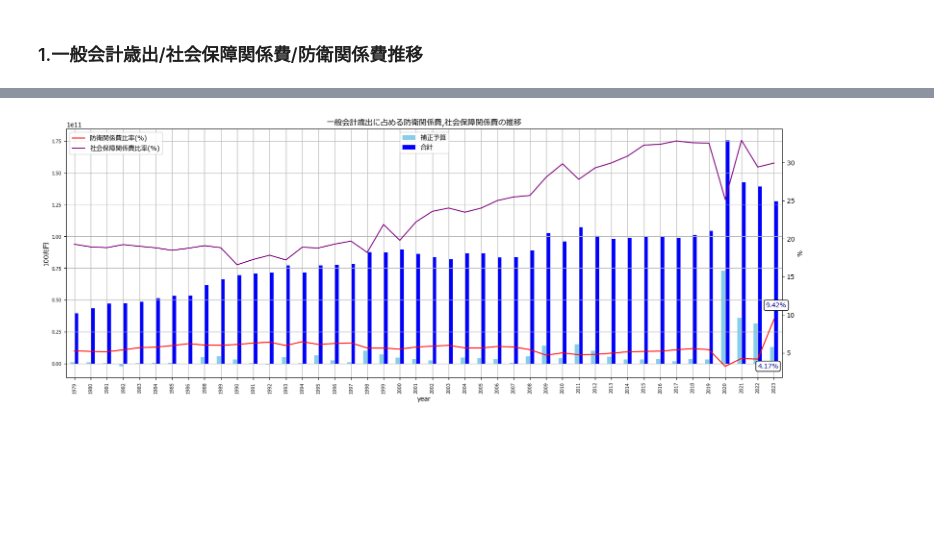
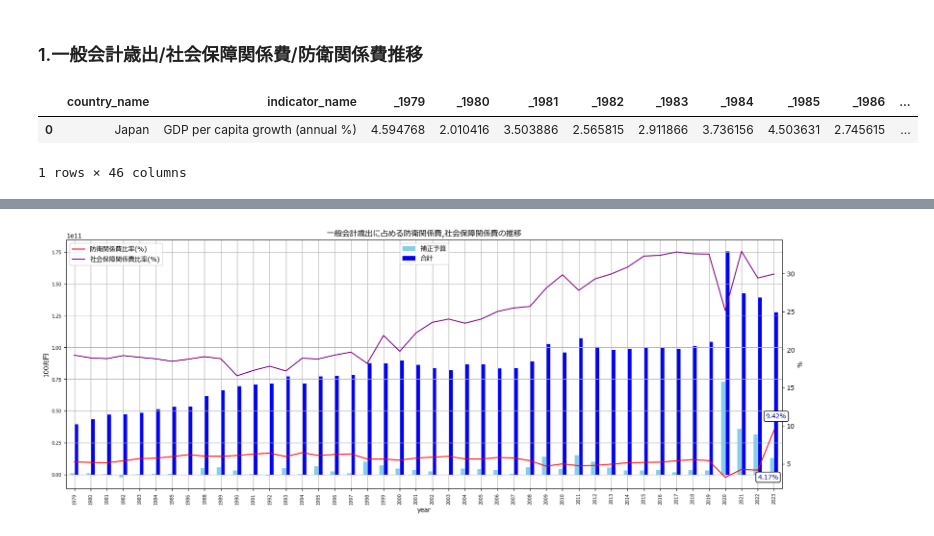
Before and after one commit to Pipikopimame/orbe_public2, a Jupyter notebook: 政府一般会計歳出.ipynb, the cells around one changed output, grey strips where cells are left out. Cells and saved outputs as stored; diff of their text form; code cells hidden in the pictures; blank space fills up the shorter version.

```diff
--- a/政府一般会計歳出.ipynb
+++ b/政府一般会計歳出.ipynb
@@ -13,27 +14,37 @@ df = pd.read_sql(query,engine)
 # %%
 query = '''SELECT* FROM general_ex WHERE 大費目 = '合計' and year != '2024' ORDER BY year ASC; '''
 query2 = '''SELECT * FROM general_ex WHERE 大費目~*'防衛' and year != '2024'ORDER BY year ASC;'''
 query3 = '''SELECT * FROM general_ex WHERE 大費目 = '社会保障関係費-計';'''
 query4 = '''SELECT * FROM general_ex WHERE year = '2022' and 大費目 IN ('社会保障関係費-計','文教及び科学振興費-計','国債費','恩給関係費','地方交付税交付金','地方特例交付金',
 														'防衛関係費','公共事業関係費-計','経済協力費','中小企業対策費','エネルギー対策費','食料安定供給関係費',
 														'その他の事項経費','原油価格・物価高騰対策及び賃上げ促進環境整備対応予備費','ウクライナ情勢経済緊急対応予備費',
 														'予備費')UNION
 SELECT * FROM general_ex WHERE year = '2023' and 大費目 IN ('社会保障関係費-計','文教及び科学振興費-計','国債費','恩給関係費','地方交付税交付金','地方特例交付金',
 														'防衛関係費','公共事業関係費-計','経済協力費','中小企業対策費','エネルギー対策費','食料安定供給関係費',
 														'その他の事項経費','原油価格・物価高騰対策及び賃上げ促進環境整備対応予備費','ウクライナ情勢経済緊急対応予備費',
 														'予備費') ORDER BY year ASC;'''
 query5 = '''SELECT * FROM general_ex WHERE 大費目 IN ('社会保障関係費-計','文教及び科学振興費-計','国債費','恩給関係費','地方交付税交付金','地方特例交付金',
 														'防衛関係費','公共事業関係費-計','経済協力費','中小企業対策費','エネルギー対策費','食料安定供給関係費',
 														'その他の事項経費','原油価格・物価高騰対策及び賃上げ促進環境整備対応予備費','ウクライナ情勢経済緊急対応予備費',
 														'予備費','合計') ORDER BY year ASC;'''
 
+query6 = '''SELECT country_name,indicator_name,_1979,_1980,_1981,_1982,_1983,_1984,_1985,_1986,_1987,_1988,_1989,_1990,_1991,_1992,_1993,
+_1994,_1995,_1996,_1997,_1998,_1999,_2000,_2001,_2002,_2003,_2004,_2005,_2006,_2007,_2008,_2009,_2010,
+_2011,_2012,_2013,_2014,_2015,_2016,_2017,_2018,_2019,_2020,_2021,_2022 FROM wdi WHERE indicator_code = 'NY.GDP.PCAP.KD.ZG' and
+country_name = 'Japan';'''
+
 df = pd.read_sql(query,engine)
 df2 = pd.read_sql(query2,engine)
 df3 = round(df2['合計']/df['合計']*100,2)
 df4 = pd.read_sql(query3,engine)
 df5 = round(df4['合計']/df['合計']*100,2)
 df6 = df.set_index('year')
 df5.drop(index=[60],inplace=True)
 df9 = pd.read_sql(query4,engine)
 df7 = pd.DataFrame({'防衛関係費比率(%)':df3.values},index=df2['year'])
 df8 = pd.DataFrame({'社会保障関係費比率(%)':df5.values},index=df2['year'])
+df10 = pd.read_sql(query6,engine2)
+# %% [output]
+|  | country_name | indicator_name | _1979 | _1980 | _1981 | _1982 | _1983 | _1984 | _1985 | _1986 | ... |
+| 0 | Japan | GDP per capita growth (annual %) | 4.594768 | 2.010416 | 3.503886 | 2.565815 | 2.911866 | 3.736156 | 4.503631 | 2.745615 | ... |
+1 rows × 46 columns
```
Also changed, not shown: parts of 6 cells of this notebook.
